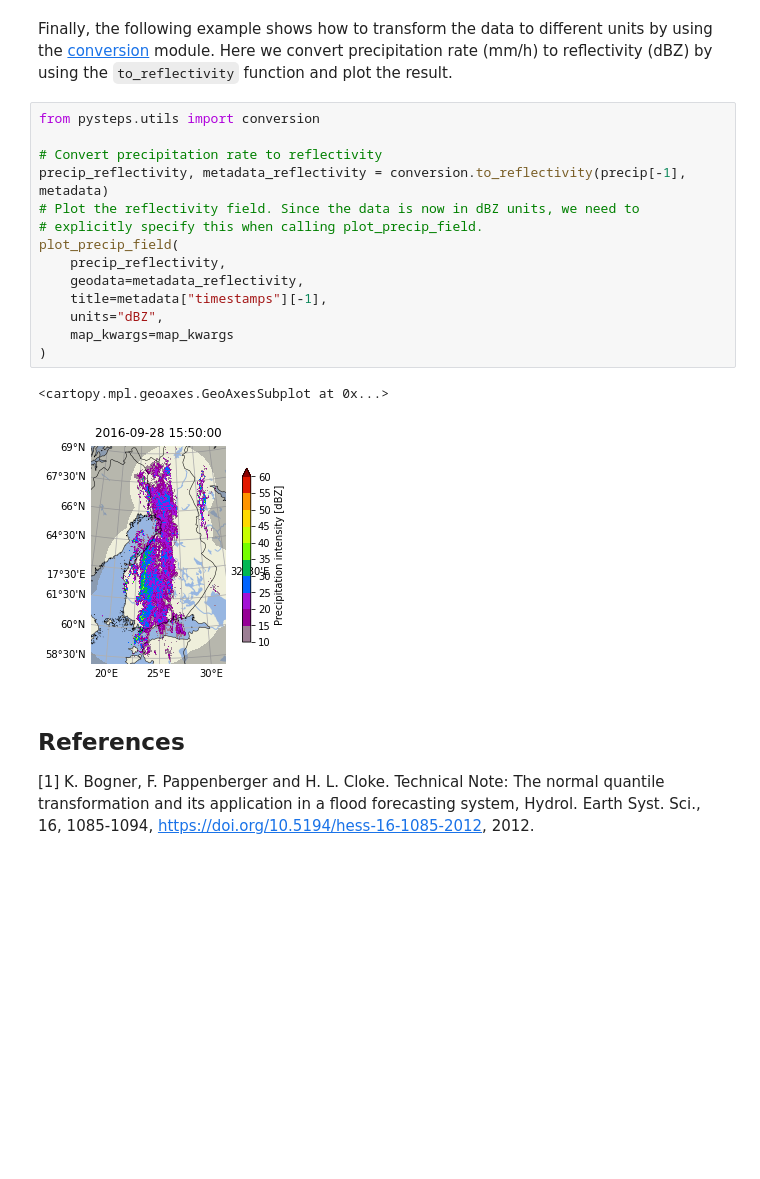
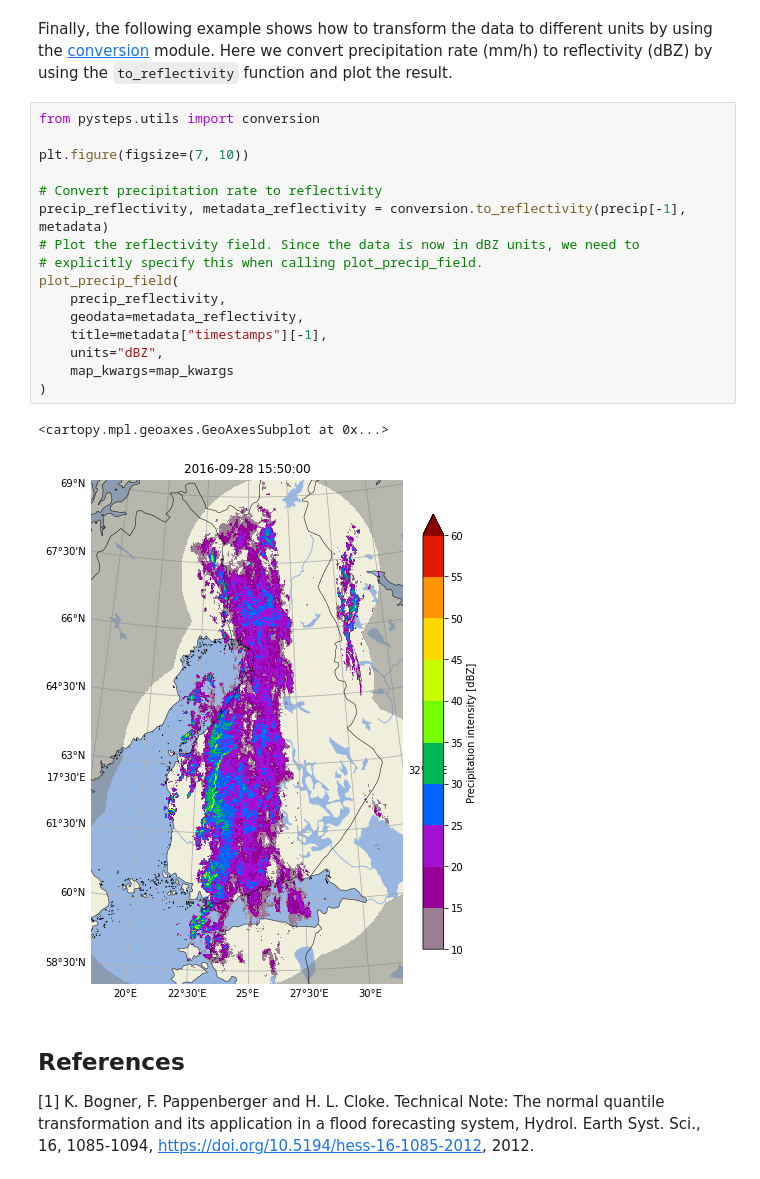
Before and after one commit to pySTEPS/ERAD-nowcasting-course-2022, a Jupyter notebook: hands-on-session-users/notebooks/block_02_input_data.ipynb, the cells around one changed output. Drawn from its saved outputs; the diff is of its cells as text; blank space fills up the shorter version.

```diff
--- a/hands-on-session-users/notebooks/block_02_input_data.ipynb
+++ b/hands-on-session-users/notebooks/block_02_input_data.ipynb
@@ -273,21 +277,23 @@ plt.show()
 Finally, the following example shows how to transform the data to different units by using the [conversion](https://pysteps.readthedocs.io/en/stable/pysteps_reference/utils.html#pysteps-utils-conversion) module. Here we convert precipitation rate (mm/h) to reflectivity (dBZ) by using the `to_reflectivity` function and plot the result.
 # %%
 from pysteps.utils import conversion
+
+plt.figure(figsize=(7, 10))
 
 # Convert precipitation rate to reflectivity
 precip_reflectivity, metadata_reflectivity = conversion.to_reflectivity(precip[-1], metadata)
 # Plot the reflectivity field. Since the data is now in dBZ units, we need to
 # explicitly specify this when calling plot_precip_field.
 plot_precip_field(
     precip_reflectivity,
     geodata=metadata_reflectivity,
     title=metadata["timestamps"][-1],
     units="dBZ",
     map_kwargs=map_kwargs
 )
 # %% [output]
 <cartopy.mpl.geoaxes.GeoAxesSubplot at 0x...>
-[figure, old version]
+[figure, new version]
 # %% [markdown]
 ## References
 
```
Also changed, not shown: parts of 3 cells of this notebook.
